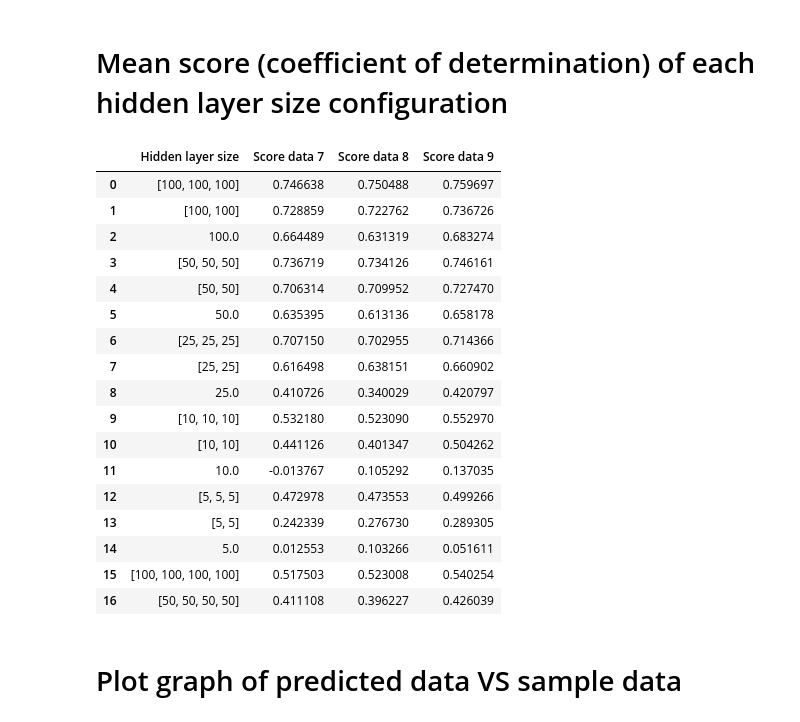
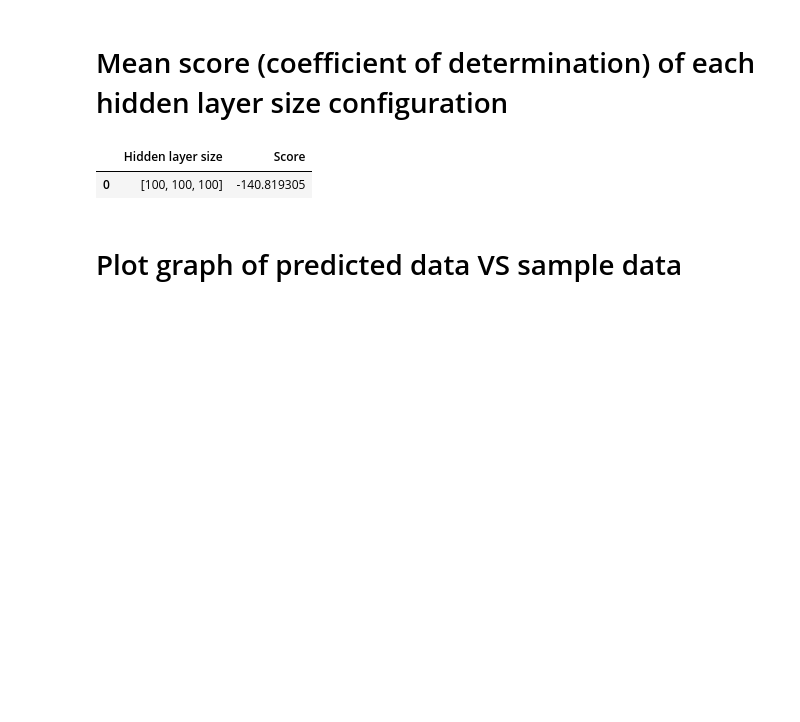
Before and after one commit to NiwEoj/Dr-Soo-ML, a Jupyter notebook: First ML/First ML.ipynb, the cells around one changed output. Saved outputs shown, nothing was run; the diff lists cells and outputs as text; code cells hidden in the pictures; blank space fills up the shorter version.

```diff
--- a/First ML/First ML.ipynb
+++ b/First ML/First ML.ipynb
@@ -123,14 +181,13 @@ else:
 # Read file (.json file that is generated by the MLP above)
 # %%
 # name/path of file that will be read
-fread = 'Test1 results/MainData (relu, adam).json'
+fread = 'Test1 results/NewData (relu, adam).json'
 
 mdata = pd.read_json(fread)
 # %% [markdown]
 # Plot histogram of each different hidden layer size configuration
 # %%
-
-# size of subplot
+# size of subplot (row*column must be >= number of different hidden layer size configurations)
 row = 5
 column = 4
 
@@ -143,7 +200,7 @@ num = len(a)
 for i in range(row):
     for j in range(column):
         if n < num:
-            sns.histplot(data = mdata[['Score data 7', 'Score data 8', 'Score data 9']].loc[a[n]], binwidth = 0.05, fill = False, ax = ax[i,j])
+            sns.histplot(data = mdata['Score'].loc[a[n]], binwidth = 0.05, fill = False, ax = ax[i,j])
             title = 'Hidden layer size ' + str(mdata['Hidden layer size'].loc[a[n][0]])
             ax[i,j].set_title(title)
             ax[i,j].set_label('Coefficient of determination')
@@ -157,34 +212,18 @@ plt.show()
 # %% [markdown]
 # Mean score (coefficient of determination) of each hidden layer size configuration
 # %%
-n = 0
+
 a = sortHLS(mdata)
 num = len(a)
 Mean = pd.DataFrame()
 for n in range(num):
-    b = mdata[['Score data 7', 'Score data 8', 'Score data 9']].loc[a[n]].mean().T
+    b = mdata[['Score']].loc[a[n]].mean().T
     b['Hidden layer size'] = mdata['Hidden layer size'].loc[a[n][0]]
     Mean = Mean.append(b,ignore_index=True)
 display(Mean)
 # %% [output]
-|  | Hidden layer size | Score data 7 | Score data 8 | Score data 9 |
-| 0 | [100, 100, 100] | 0.746638 | 0.750488 | 0.759697 |
-| 1 | [100, 100] | 0.728859 | 0.722762 | 0.736726 |
-| 2 | 100.0 | 0.664489 | 0.631319 | 0.683274 |
-| 3 | [50, 50, 50] | 0.736719 | 0.734126 | 0.746161 |
-| 4 | [50, 50] | 0.706314 | 0.709952 | 0.727470 |
-| 5 | 50.0 | 0.635395 | 0.613136 | 0.658178 |
-| 6 | [25, 25, 25] | 0.707150 | 0.702955 | 0.714366 |
-| 7 | [25, 25] | 0.616498 | 0.638151 | 0.660902 |
-| 8 | 25.0 | 0.410726 | 0.340029 | 0.420797 |
-| 9 | [10, 10, 10] | 0.532180 | 0.523090 | 0.552970 |
-| 10 | [10, 10] | 0.441126 | 0.401347 | 0.504262 |
-| 11 | 10.0 | -0.013767 | 0.105292 | 0.137035 |
-| 12 | [5, 5, 5] | 0.472978 | 0.473553 | 0.499266 |
-| 13 | [5, 5] | 0.242339 | 0.276730 | 0.289305 |
-| 14 | 5.0 | 0.012553 | 0.103266 | 0.051611 |
-| 15 | [100, 100, 100, 100] | 0.517503 | 0.523008 | 0.540254 |
-| 16 | [50, 50, 50, 50] | 0.411108 | 0.396227 | 0.426039 |
+|  | Hidden layer size | Score |
+| 0 | [100, 100, 100] | -140.819305 |
 # %% [markdown]
 # Plot graph of predicted data VS sample data
 # %%
```
Also changed, not shown: parts of 8 cells of this notebook, 4 other files.
